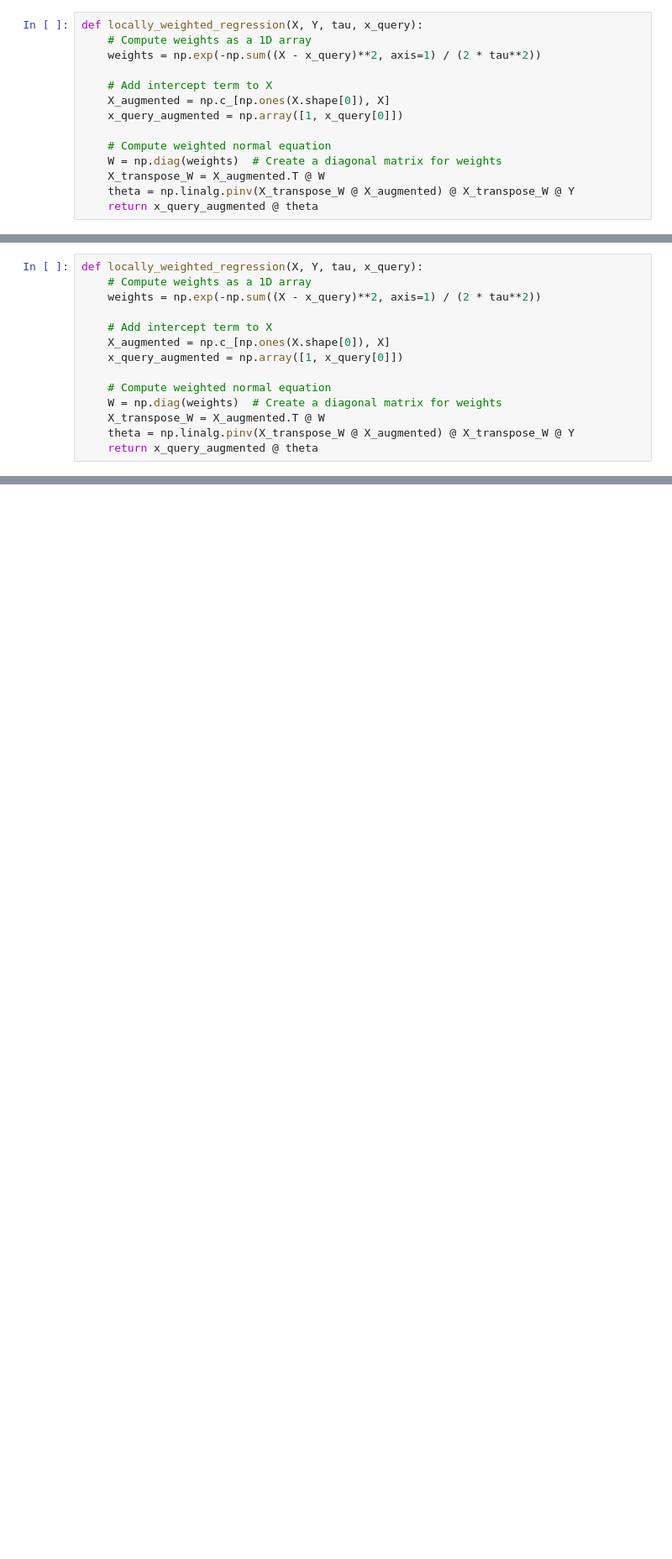
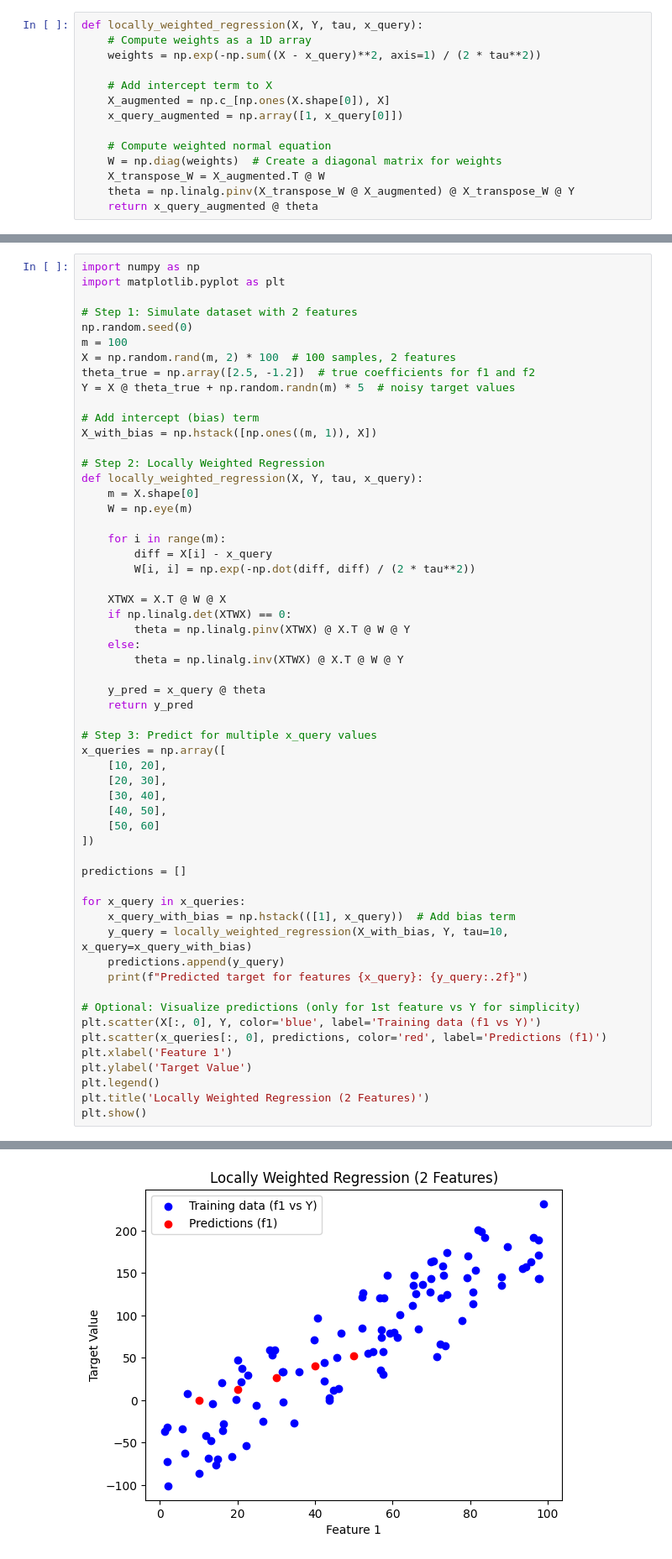
Before and after one commit to Vinayak178-collab/VINAYAK, a Jupyter notebook: LAB_6.ipynb, the cells around one changed output, grey strips where cells are left out. Shown at 84% size. Saved outputs shown, nothing was run; the diff lists cells and outputs as text; blank space fills up the shorter version.

```diff
--- a/LAB_6.ipynb
+++ b/LAB_6.ipynb
@@ -69,14 +68,0 @@ import matplotlib.pyplot as plt
-# %%
-def locally_weighted_regression(X, Y, tau, x_query):
-    # Compute weights as a 1D array
-    weights = np.exp(-np.sum((X - x_query)**2, axis=1) / (2 * tau**2))
-
-    # Add intercept term to X
-    X_augmented = np.c_[np.ones(X.shape[0]), X]
-    x_query_augmented = np.array([1, x_query[0]])
-
-    # Compute weighted normal equation
-    W = np.diag(weights)  # Create a diagonal matrix for weights
-    X_transpose_W = X_augmented.T @ W
-    theta = np.linalg.pinv(X_transpose_W @ X_augmented) @ X_transpose_W @ Y
-    return x_query_augmented @ theta
@@ -166,0 +69,58 @@ KeyError: "None of [Index(['Avg Area Income', 'Avg Area House Age', 'Avg Area Nu
+# %%
+import numpy as np
+import matplotlib.pyplot as plt
+
+# Step 1: Simulate dataset with 2 features
+np.random.seed(0)
+m = 100
+X = np.random.rand(m, 2) * 100  # 100 samples, 2 features
+theta_true = np.array([2.5, -1.2])  # true coefficients for f1 and f2
+Y = X @ theta_true + np.random.randn(m) * 5  # noisy target values
+
+# Add intercept (bias) term
+X_with_bias = np.hstack([np.ones((m, 1)), X])
+
+# Step 2: Locally Weighted Regression
+def locally_weighted_regression(X, Y, tau, x_query):
+    m = X.shape[0]
+    W = np.eye(m)
+
+    for i in range(m):
+        diff = X[i] - x_query
+        W[i, i] = np.exp(-np.dot(diff, diff) / (2 * tau**2))
+
+    XTWX = X.T @ W @ X
+    if np.linalg.det(XTWX) == 0:
+        theta = np.linalg.pinv(XTWX) @ X.T @ W @ Y
+    else:
+        theta = np.linalg.inv(XTWX) @ X.T @ W @ Y
+
+    y_pred = x_query @ theta
+    return y_pred
+
+# Step 3: Predict for multiple x_query values
+x_queries = np.array([
+    [10, 20],
+    [20, 30],
+    [30, 40],
+    [40, 50],
+    [50, 60]
+])
+
+predictions = []
+
+for x_query in x_queries:
+    x_query_with_bias = np.hstack(([1], x_query))  # Add bias term
+    y_query = locally_weighted_regression(X_with_bias, Y, tau=10, x_query=x_query_with_bias)
+    predictions.append(y_query)
+    print(f"Predicted target for features {x_query}: {y_query:.2f}")
+
+# Optional: Visualize predictions (only for 1st feature vs Y for simplicity)
+plt.scatter(X[:, 0], Y, color='blue', label='Training data (f1 vs Y)')
+plt.scatter(x_queries[:, 0], predictions, color='red', label='Predictions (f1)')
+plt.xlabel('Feature 1')
+plt.ylabel('Target Value')
+plt.legend()
+plt.title('Locally Weighted Regression (2 Features)')
+plt.show()
+# %% [output]
@@ -166,0 +132 @@ KeyError: "None of [Index(['Avg Area Income', 'Avg Area House Age', 'Avg Area Nu
+[figure, added]
```
Also changed, not shown: parts of 11 cells of this notebook.
